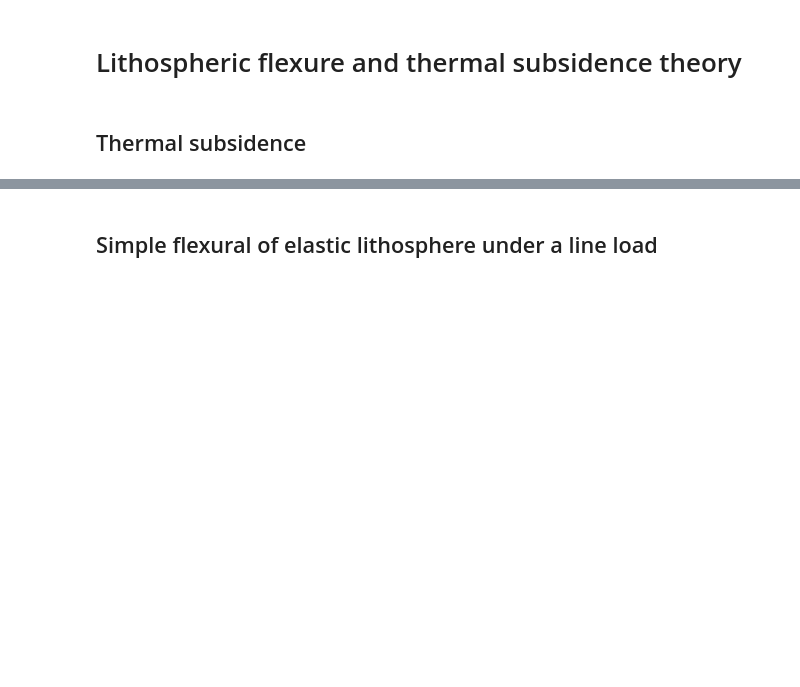
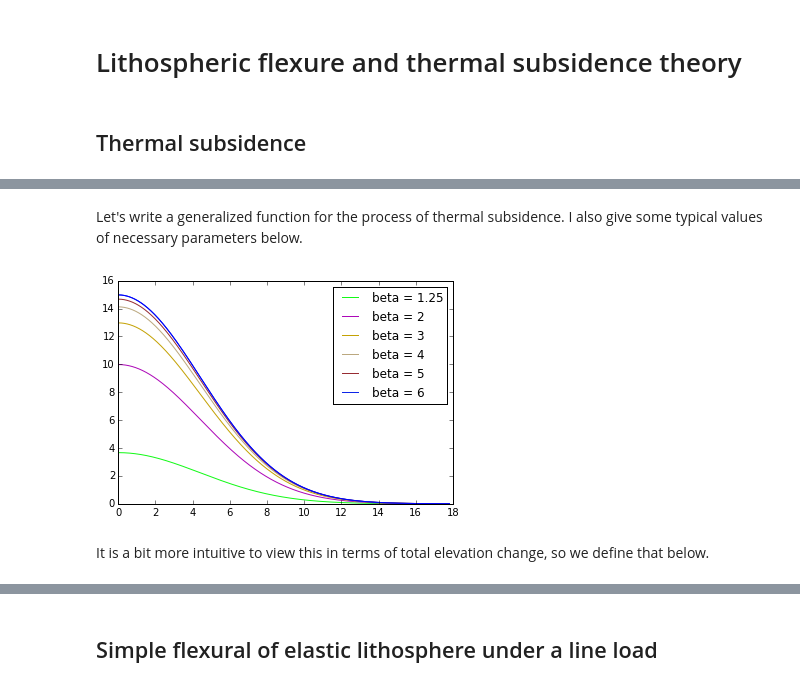
Before and after one commit to lfairchild/MCR_subsidence, a Jupyter notebook: Code/Subsidence_model.ipynb, the cells around one changed output, grey strips where cells are left out. Drawn from its saved outputs; the diff is of its cells as text; code cells hidden in the pictures; blank space fills up the shorter version.

Commit message:
added thermal subsidence model code, more text additions

```diff
--- a/Code/Subsidence_model.ipynb
+++ b/Code/Subsidence_model.ipynb
@@ -35,3 +35,53 @@ Reconciling estimates of thermal subsidence of a modeled, isolated rift system w
 # %% [markdown]
 A widely accepted model of thermal subsidence was proposed by McKenzie (1978), who invoked the concept of a $\beta$ stretching factor. A generalized timeline of this model is outlined as follows: under tensional stresses, the lithosphere thins by a factor of $\beta$. This is followed by the upwelling of hot asthenosphere, which subsequently cools toward the original geotherm and causes lithospheric thickening. This thickening results in the gradual subsidence of the crust, known as **thermal subsidence**. This sequence of events is outlined in the figure below from McKenzie (1978).
 <img src="../Data/beta_stretching.png">
+# %% [markdown]
+Let's write a generalized function for the process of thermal subsidence. I also give some typical values of necessary parameters below.
+# %%
+rho_c_i = 2800 #density of continental crust, 20 degrees, kg m-3
+rho_m_i  = 3300 #density of mantle, 1300 degrees, kg m-3
+rho_basalt = 2900 #density of newly erupted basalt kg^m-3
+y_c = 50000 #thickness of unstretched continental crust, m
+y_l = 110000 #thickness of unstretched lithosphere, m
+T_o = 20 #temperature at Earth surface, degrees
+T_m = 1300 #temperature at base of lithosphere
+K = 3 #conductivity W m^-1 s^-1
+k  = 10**-6 #diffusivity m^2 s^-1
+C = 1000 #heat capacity K kg^-1 degrees C ^-1
+a = 3.28*10**-5 # volumetric coefficient for thermal expansion, degree C^-1
+E = 0.6*10**11 # Young's Modulus for Appalachian lithosphere, Pa
+v = 0.15 # Poisson's ratio for App. Litho
+
+T_c = (T_m-T_o)/2 * (y_c/y_l) #temperature at base of crust
+T_sc = 0.5*(T_m + (y_c/y_l)*(T_m-T_o)); #temperature at base of mantle lithosphere
+
+rho_c = rho_c_i*(1-a*T_c) #average density of crust
+rho_sc = rho_m_i*(1 - a*(T_sc - T_m)) #average density of mantle lithosphere, sub crustal, Kg m^-3
+rho_m = rho_m_i #average density of mantle
+tau = (y_l**2)/((sp.pi**2)*k) #characteristic conductive cooling time
+# %%
+# define elevation as a function of time and stretching factor beta
+def e(t,beta):
+    #modeling thermal subsidence for variety of B
+    B = beta
+    r = (B/sp.pi)*np.sin(sp.pi/B)
+    E_o = (4*y_l*rho_m*a*T_m)/(sp.pi**2*(rho_m - rho_basalt))
+    return E_o*r*np.exp(-t/tau)
+# %%
+for beta_factor in [1.25,2,3,4,5,6]:
+    time = []
+    elevation = []
+    for t in range(0,10000000000000000,100000000000):
+        time.append(np.sqrt(t/60/60/24/365/1000000))
+        #time.append(np.sqrt(t))
+        elevation.append(e(t,beta_factor)/1000)
+    plt.plot(time, elevation, color=np.random.rand(3), label='beta = %s'%(str(beta_factor)))
+
+plt.plot(time, elevation)
+#plt.ylim(max(elevation)+1000)
+plt.legend()
+plt.show()
+# %% [output]
+[figure, added]
+# %% [markdown]
+It is a bit more intuitive to view this in terms of total elevation change, so we define that below.
```
Also changed, not shown: parts of 7 cells of this notebook, 8 other files.
